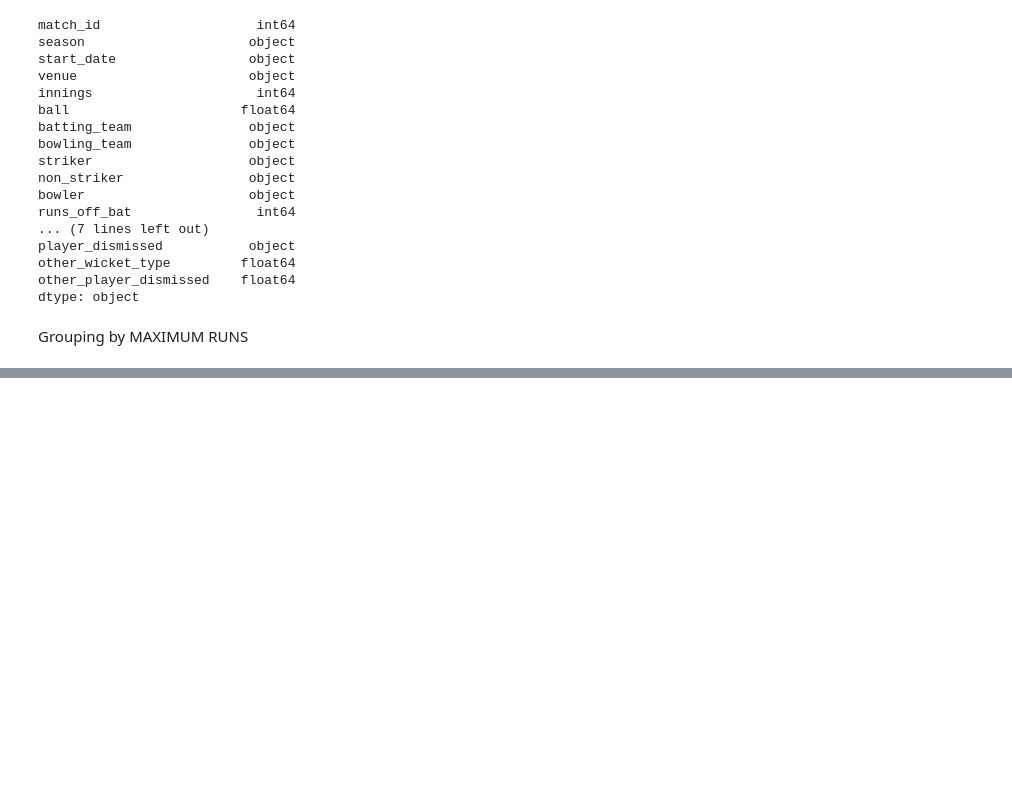
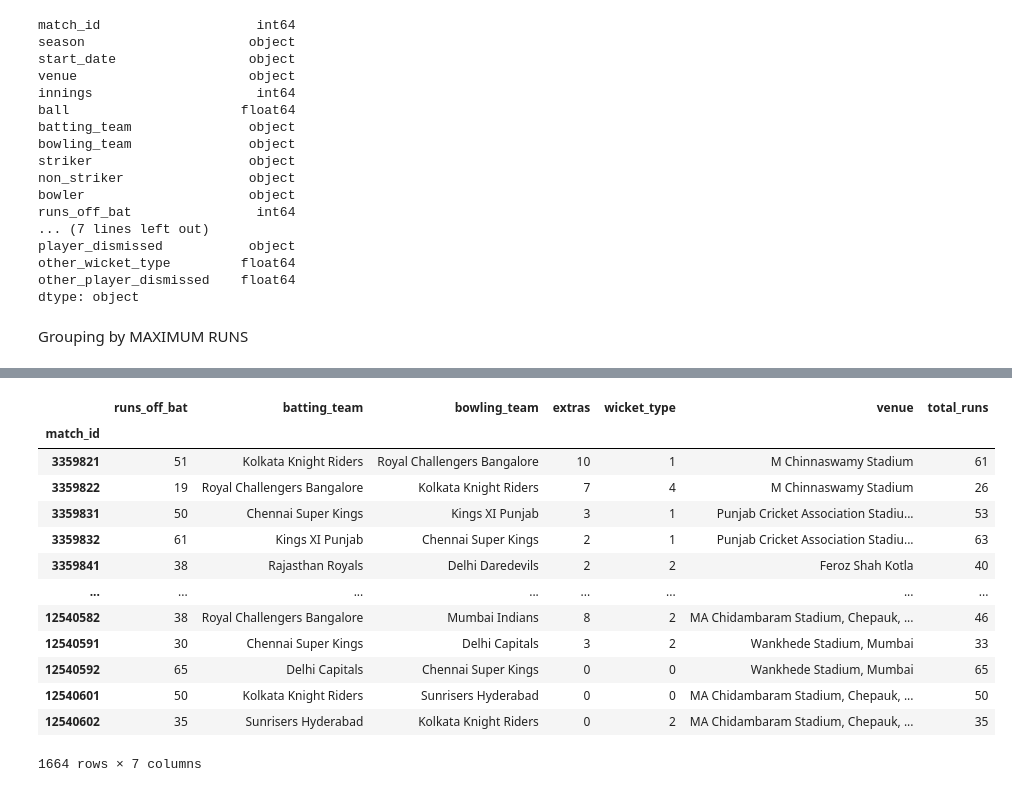
Before and after one commit to rehadhawan/IPLIIT, a Jupyter notebook: IPL.ipynb, the cells around one changed output, grey strips where cells are left out. Saved outputs shown, nothing was run; the diff lists cells and outputs as text; code cells hidden in the pictures; blank space fills up the shorter version.

```diff
--- a/IPL.ipynb
+++ b/IPL.ipynb
@@ -120,0 +109,20 @@ Name: wicket_type, Length: 194354, dtype: object
+# %%
+aggregation_functions = {'runs_off_bat': 'sum', 'batting_team':'first', 'bowling_team':'first', 'extras':'sum', 'wicket_type': 'sum', 'venue': 'first'}
+df_new = df.groupby('match_id').aggregate(aggregation_functions)
+df_new["total_runs"] = df_new["runs_off_bat"] + df_new["extras"]
+df_new
+# %% [output]
+|  | runs_off_bat | batting_team | bowling_team | extras | wicket_type | venue | total_runs |
+| match_id |  |  |  |  |  |  |  |
+| 3359821 | 51 | Kolkata Knight Riders | Royal Challengers Bangalore | 10 | 1 | M Chinnaswamy Stadium | 61 |
+| 3359822 | 19 | Royal Challengers Bangalore | Kolkata Knight Riders | 7 | 4 | M Chinnaswamy Stadium | 26 |
+| 3359831 | 50 | Chennai Super Kings | Kings XI Punjab | 3 | 1 | Punjab Cricket Association Stadiu... | 53 |
+| 3359832 | 61 | Kings XI Punjab | Chennai Super Kings | 2 | 1 | Punjab Cricket Association Stadiu... | 63 |
+| 3359841 | 38 | Rajasthan Royals | Delhi Daredevils | 2 | 2 | Feroz Shah Kotla | 40 |
+| ... | ... | ... | ... | ... | ... | ... | ... |
+| 12540582 | 38 | Royal Challengers Bangalore | Mumbai Indians | 8 | 2 | MA Chidambaram Stadium, Chepauk, ... | 46 |
+| 12540591 | 30 | Chennai Super Kings | Delhi Capitals | 3 | 2 | Wankhede Stadium, Mumbai | 33 |
+| 12540592 | 65 | Delhi Capitals | Chennai Super Kings | 0 | 0 | Wankhede Stadium, Mumbai | 65 |
+| 12540601 | 50 | Kolkata Knight Riders | Sunrisers Hyderabad | 0 | 0 | MA Chidambaram Stadium, Chepauk, ... | 50 |
+| 12540602 | 35 | Sunrisers Hyderabad | Kolkata Knight Riders | 0 | 2 | MA Chidambaram Stadium, Chepauk, ... | 35 |
+1664 rows × 7 columns
```
Also changed, not shown: parts of 9 cells of this notebook.
